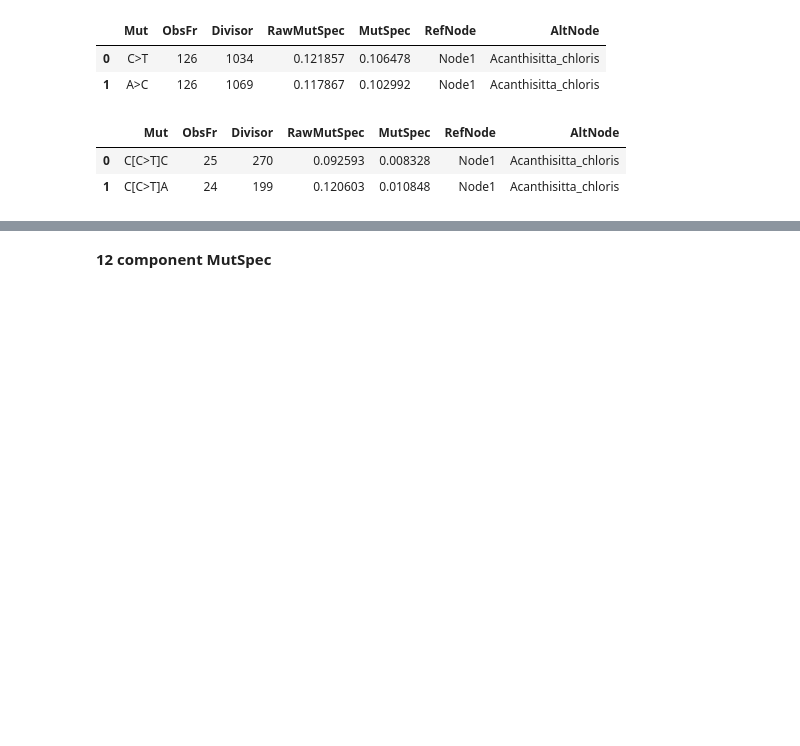
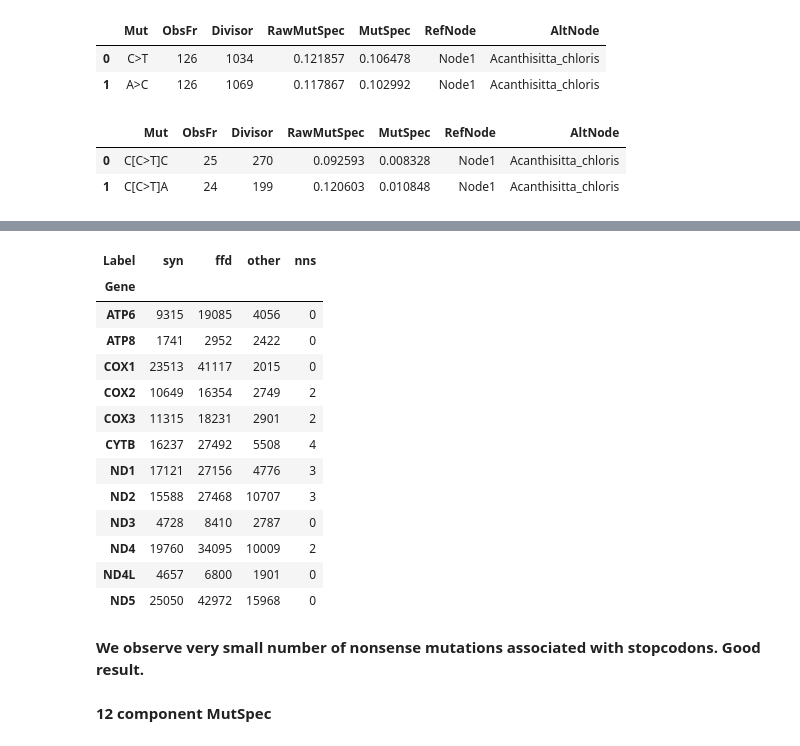
Before and after one commit to kpotoh/birds, a Jupyter notebook: nb/mut_extraction_birds.ipynb, the cells around one changed output, grey strips where cells are left out. Saved outputs shown, nothing was run; the diff lists cells and outputs as text; code cells hidden in the pictures; blank space fills up the shorter version.

```diff
--- a/nb/mut_extraction_birds.ipynb
+++ b/nb/mut_extraction_birds.ipynb
@@ -282,3 +322,38 @@ plt.title("Distribution of edge mutation number")
+# %%
+genes_order = "ATP6 ATP8 COX1 COX2 COX3 CYTB ND1 ND2 ND3 ND4 ND4L ND5".split()
+# %%
+_mutations_description = mutations[
+    (mutations.RefNucl.isin(list("ACGT"))) &
+    (mutations.AltNucl.isin(list("ACGT")))
+].groupby(["Label", "Gene"]).Mut.count().reset_index()
+_mutations_description["Label"] = _mutations_description.Label.map(
+    {-1: "nns", 0: "other", 1: "syn", 2: "ffd"})
+
+_pivot_mutations = pd.pivot_table(
+    _mutations_description,
+    values="Mut", index="Gene", columns="Label", fill_value=0
+)[['syn', 'ffd', 'other', 'nns']]
+
+_pivot_mutations.index = _pivot_mutations.index.map(
+    {i: x for i, x in enumerate(genes_order, 1)})
+_pivot_mutations
+# %% [output]
+| Label | syn | ffd | other | nns |
+| Gene |  |  |  |  |
+| ATP6 | 9315 | 19085 | 4056 | 0 |
+| ATP8 | 1741 | 2952 | 2422 | 0 |
+| COX1 | 23513 | 41117 | 2015 | 0 |
+| COX2 | 10649 | 16354 | 2749 | 2 |
+| COX3 | 11315 | 18231 | 2901 | 2 |
+| CYTB | 16237 | 27492 | 5508 | 4 |
+| ND1 | 17121 | 27156 | 4776 | 3 |
+| ND2 | 15588 | 27468 | 10707 | 3 |
+| ND3 | 4728 | 8410 | 2787 | 0 |
+| ND4 | 19760 | 34095 | 10009 | 2 |
+| ND4L | 4657 | 6800 | 1901 | 0 |
+| ND5 | 25050 | 42972 | 15968 | 0 |
+# %% [markdown]
+**We observe very small number of nonsense mutations associated with stopcodons. Good result.**
 # %% [markdown]
 **12 component MutSpec**
 # %%
```
Also changed, not shown: parts of 8 cells of this notebook, 1 other file.
